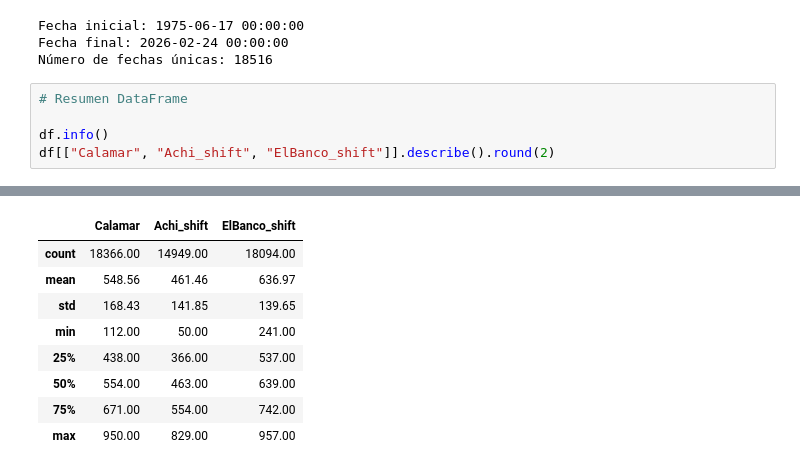
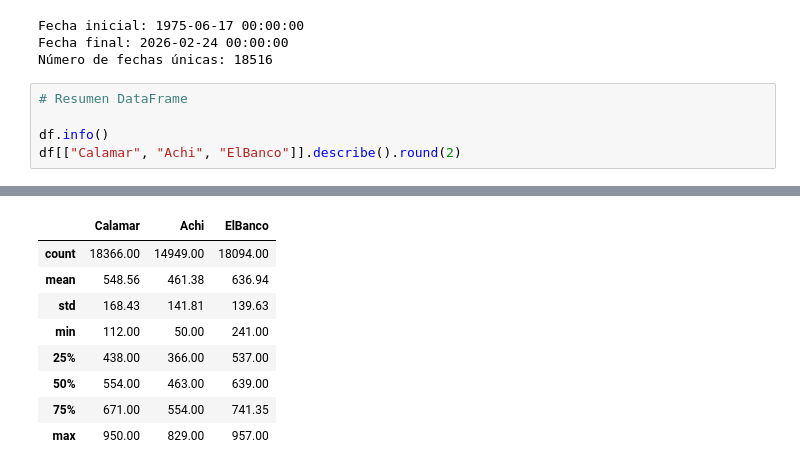
Before and after one commit to mcamargo697-cyber/jbook_ml202610, a Jupyter notebook: docs/3_Exploracion.ipynb, the cells around one changed output, grey strips where cells are left out. Saved outputs shown, nothing was run; the diff lists cells and outputs as text.

```diff
--- a/docs/3_Exploracion.ipynb
+++ b/docs/3_Exploracion.ipynb
@@ -51,7 +53,7 @@ Número de fechas únicas: 18516
 # Resumen DataFrame
 
 df.info()
-df[["Calamar", "Achi_shift", "ElBanco_shift"]].describe().round(2)
+df[["Calamar", "Achi", "ElBanco"]].describe().round(2)
 # %% [output]
 <class 'pandas.core.frame.DataFrame'>
 RangeIndex: 18516 entries, 0 to 18515
@@ -65,13 +67,13 @@ Data columns (total 4 columns):
 dtypes: datetime64[ns](1), float64(3)
 memory usage: 578.8 KB
-|  | Calamar | Achi_shift | ElBanco_shift |
+|  | Calamar | Achi | ElBanco |
 | count | 18366.00 | 14949.00 | 18094.00 |
-| mean | 548.56 | 461.46 | 636.97 |
-| std | 168.43 | 141.85 | 139.65 |
+| mean | 548.56 | 461.38 | 636.94 |
+| std | 168.43 | 141.81 | 139.63 |
 | min | 112.00 | 50.00 | 241.00 |
 | 25% | 438.00 | 366.00 | 537.00 |
 | 50% | 554.00 | 463.00 | 639.00 |
-| 75% | 671.00 | 554.00 | 742.00 |
+| 75% | 671.00 | 554.00 | 741.35 |
 | max | 950.00 | 829.00 | 957.00 |
 # %%
 # Datos faltantes
```
Also changed, not shown: parts of 7 cells of this notebook, 3 other files.
